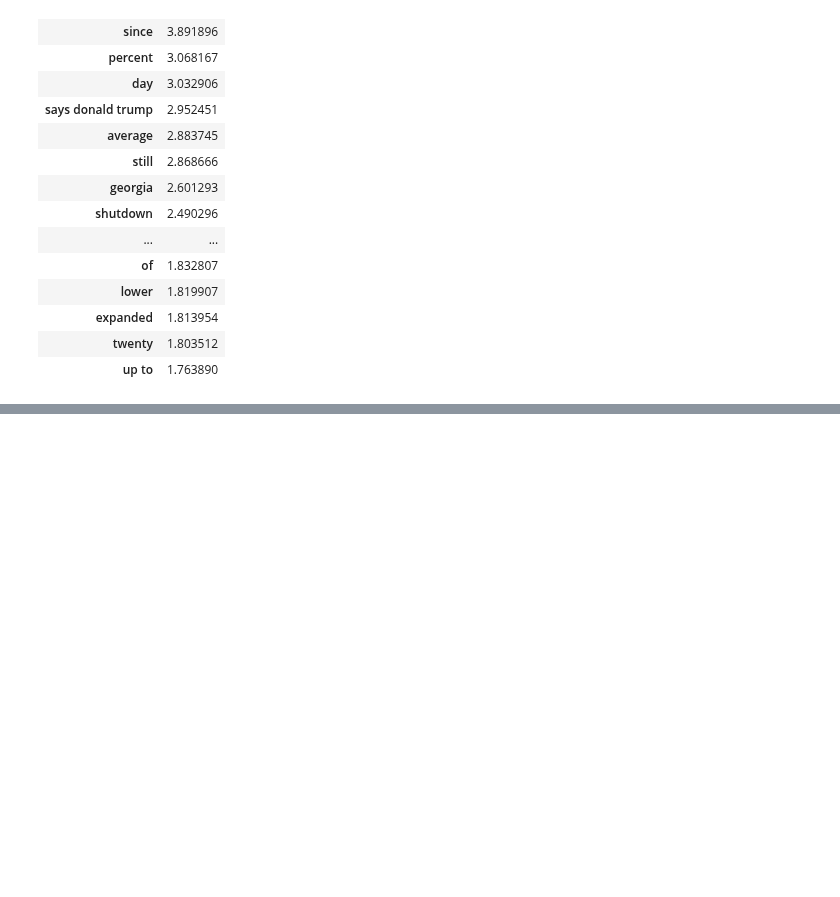
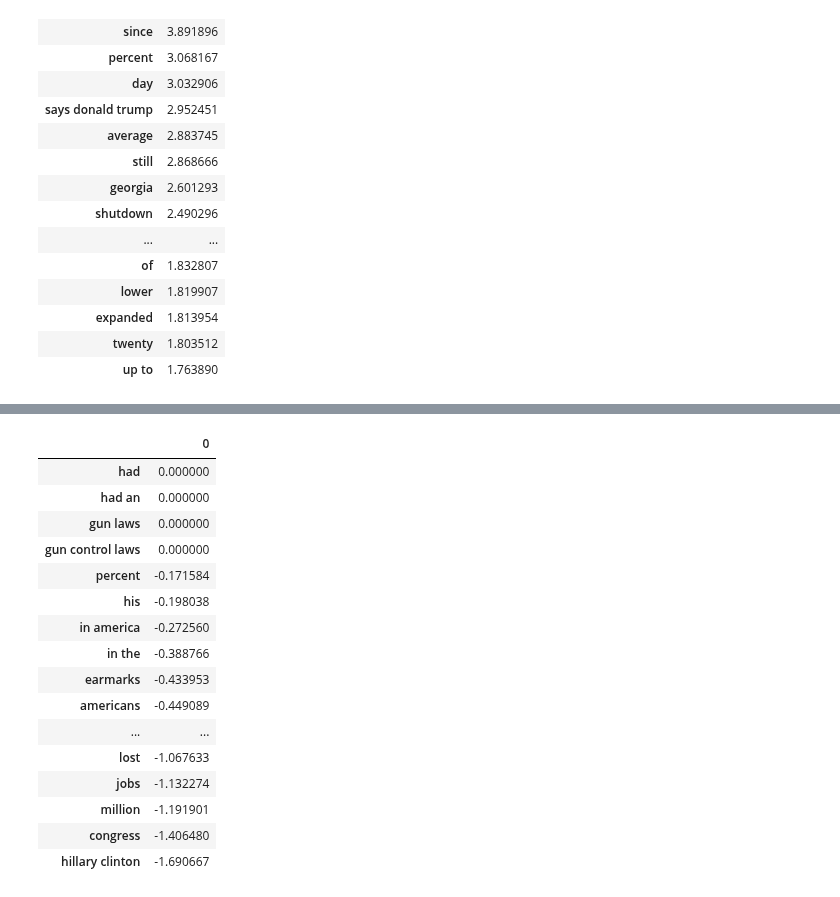
Before and after one commit to fuaadmire/thesis, a Jupyter notebook: Logreg_experiments_ranking.ipynb, the cells around one changed output, grey strips where cells are left out. Saved outputs shown, nothing was run; the diff lists cells and outputs as text; code cells hidden in the pictures; blank space fills up the shorter version.

```diff
--- a/Logreg_experiments_ranking.ipynb
+++ b/Logreg_experiments_ranking.ipynb
@@ -74,0 +114,21 @@ liar.T.sort_values(by=0, ascending=False).head(30)
+# %%
+liar_random.columns = [s.replace('_', ' ') for s in liar_random.columns]
+liar_random.T.sort_values(by=0, ascending=False).tail(20)
+# %% [output]
+|  | 0 |
+| had | 0.000000 |
+| had an | 0.000000 |
+| gun laws | 0.000000 |
+| gun control laws | 0.000000 |
+| percent | -0.171584 |
+| his | -0.198038 |
+| in america | -0.272560 |
+| in the | -0.388766 |
+| earmarks | -0.433953 |
+| americans | -0.449089 |
+| ... | ... |
+| lost | -1.067633 |
+| jobs | -1.132274 |
+| million | -1.191901 |
+| congress | -1.406480 |
+| hillary clinton | -1.690667 |
```
Also changed, not shown: parts of 12 cells of this notebook, 20 other files.
